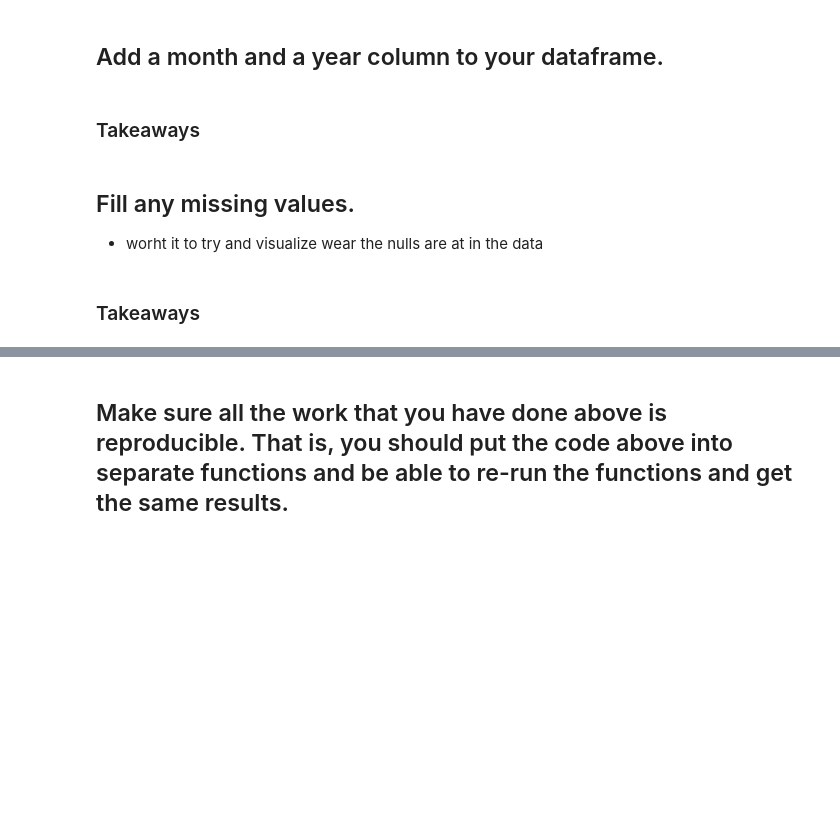
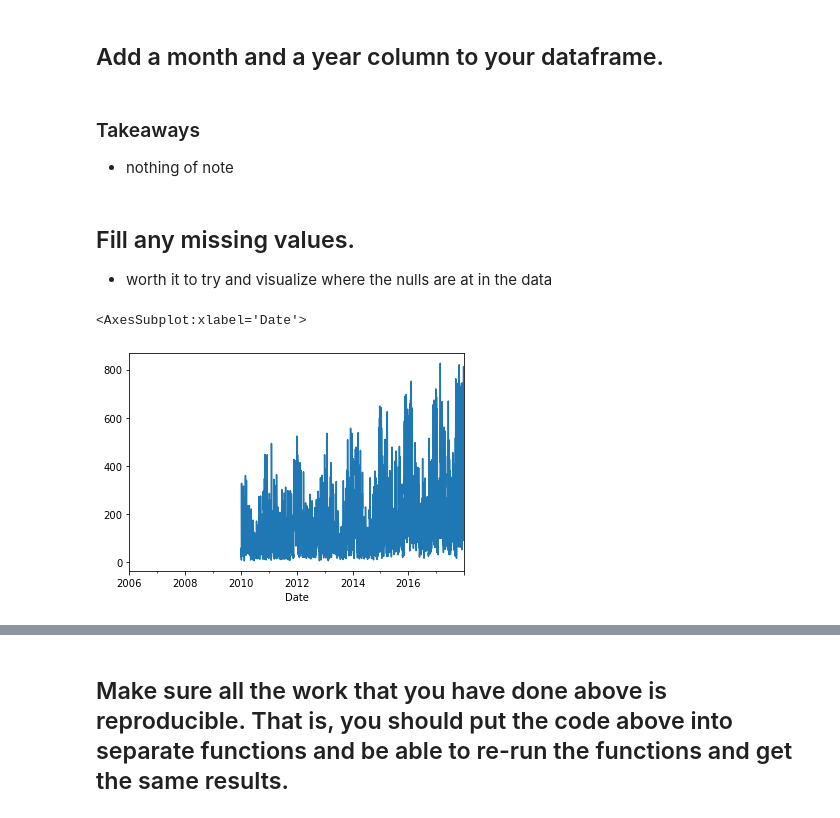
Before and after one commit to joshua-shorterivey/time-series-exercises, a Jupyter notebook: prepare.ipynb, the cells around one changed output, grey strips where cells are left out. Drawn from its saved outputs; the diff is of its cells as text; code cells hidden in the pictures; blank space fills up the shorter version.

```diff
--- a/prepare.ipynb
+++ b/prepare.ipynb
@@ -287,8 +288,12 @@ ops['month'] = ops.index.strftime('%b')
 ops['year'] = ops.index.strftime('%Y')
 # %% [markdown]
 ### Takeaways
+* nothing of note
 # %% [markdown]
 ## Fill any missing values.
-* worht it to try and visualize wear the nulls are at in the data
+* worth it to try and visualize where the nulls are at in the data
-# %% [markdown]
-### Takeaways
+# %%
+ops.Wind.plot()
+# %% [output]
+<AxesSubplot:xlabel='Date'>
+[figure, added]
```
Also changed, not shown: parts of 21 cells of this notebook, 2 other files.
